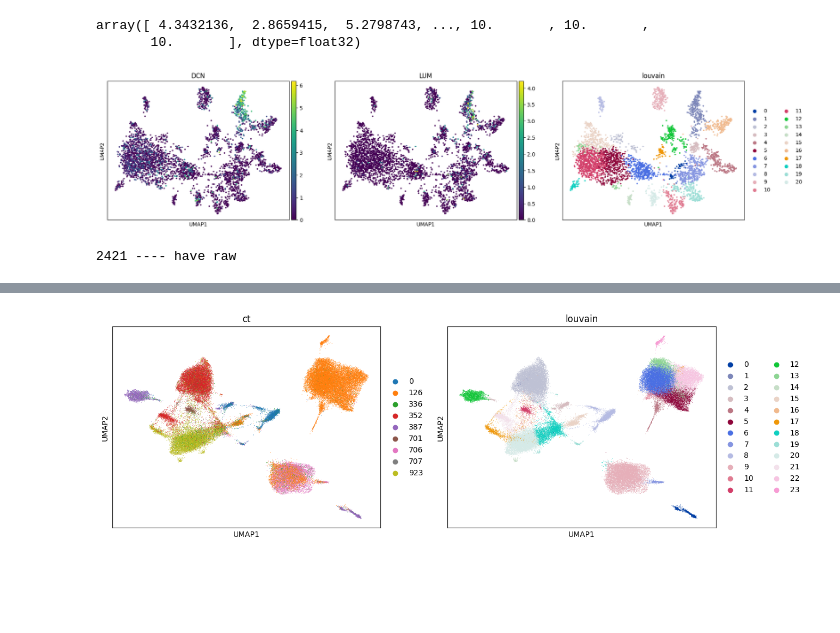
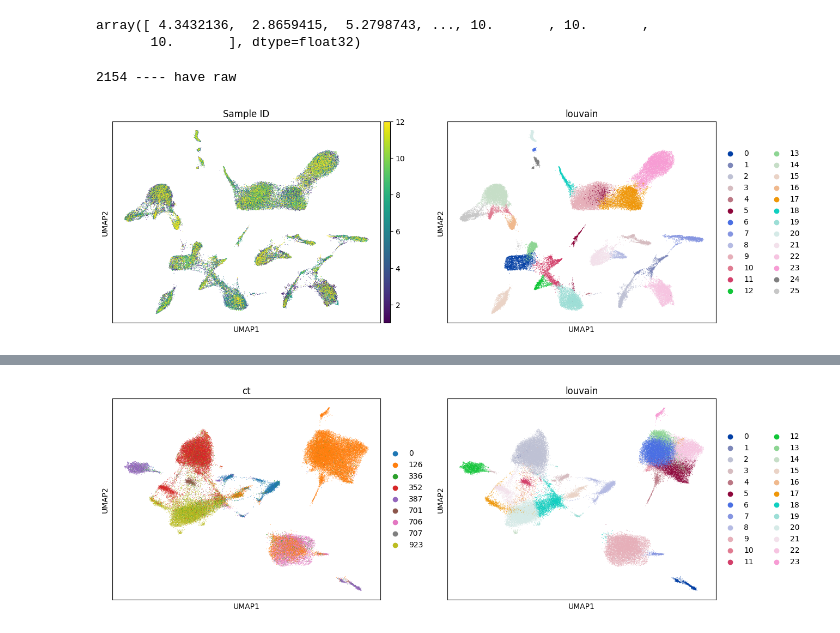
Before and after one commit to duyson1999/celltypes_prediction, a Jupyter notebook: preprocessed_ct_prediction_all_celltypes.ipynb, the cells around one changed output, grey strips where cells are left out. Cells and saved outputs as stored; diff of their text form; code cells hidden in the pictures; blank space fills up the shorter version.

```diff
--- a/preprocessed_ct_prediction_all_celltypes.ipynb
+++ b/preprocessed_ct_prediction_all_celltypes.ipynb
@@ -29,7 +29,7 @@ def read_compressed_json(path):
 		o = msgpack.unpackb(o, strict_map_key=False)
 		return o
 # %%
-ROOT_DIR = '/home/ub-sonvo-25d094476064960/celltype_prediction/camel_2'
+ROOT_DIR = '/home/ub-sonvo-25d094476064960/celltype_prediction/inference_dir'
 TERM_MAPPING = read_compressed_json('/home/ub-sonvo-25d094476064960/term_mapping.json.gz')
 # %%
 FIBROBLAST_IDX = TERM_MAPPING['name2idx']['fibroblast']
@@ -655,16 +655,12 @@ bioalpha.sc.tl.umap(adata, n_components=2, use_rep="X_pca_harmony")
 bioalpha.sc.tl.louvain(adata, resolution=0.8)
 # %%
 bioalpha.sc.tl.louvain(adata, resolution=1.5)
-# %%
-bioalpha.sc.pl.umap(adata, color=['DCN', 'LUM', 'louvain'])
-# %% [output]
-[figure, removed]
 # %%
-adata = add_into_h5ad(2421)
+adata = add_into_h5ad(2154)
 # %% [output]
-2421 ---- have raw
+2154 ---- have raw
 # %%
-batch_field_name, batch_metadata = get_sample_id_author_meta(2421)
+batch_field_name, batch_metadata = get_sample_id_author_meta(2154)
 adata.uns['log1p'] = {'base': None}
 adata.obs[batch_field_name] = batch_metadata
 bioalpha.sc.pp.highly_variable_genes(adata, n_top_genes=2000)
@@ -676,3 +672,7 @@ bioalpha.sc.pp.harmony_integrate(adata, key=batch_field_name)
 bioalpha.sc.pp.neighbors(adata, n_neighbors=64, use_rep="X_pca_harmony")
 bioalpha.sc.tl.umap(adata, n_components=2, use_rep="X_pca_harmony")
 bioalpha.sc.tl.louvain(adata, resolution=1.4)
+# %%
+bioalpha.sc.pl.umap(adata, color=['Sample ID', 'louvain'])
+# %% [output]
+[figure, added]
```
Also changed, not shown: parts of 2 cells of this notebook, 8 other files.
